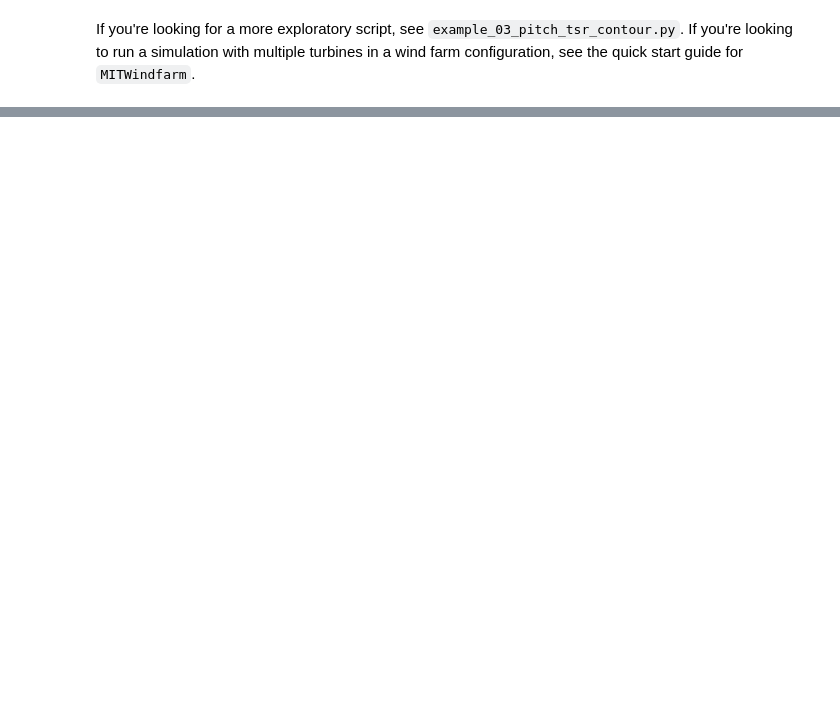
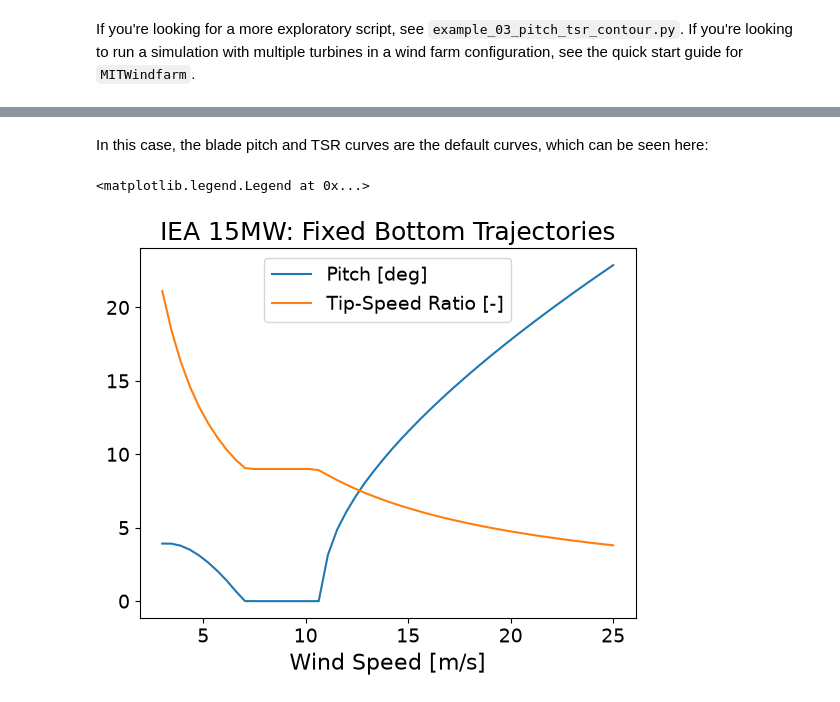
Before and after one commit to Howland-Lab/MITRotor, a Jupyter notebook: examples/MITRotor_quickstart.ipynb, the cells around one changed output, grey strips where cells are left out. Drawn from its saved outputs; the diff is of its cells as text; code cells hidden in the pictures; blank space fills up the shorter version.

```diff
--- a/examples/MITRotor_quickstart.ipynb
+++ b/examples/MITRotor_quickstart.ipynb
@@ -144,0 +157,31 @@ If you're looking for a more exploratory script, see `example_03_pitch_tsr_conto
+# %%
+from floris import FlorisModel, TimeSeries
+from MITRotor.FlorisInterface.FlorisInterface import MITRotorTurbine
+from MITRotor.FlorisInterface.InterfaceUtilities import query_controls
+
+fmodel = FlorisModel("defaults")
+time_series = TimeSeries(
+    wind_directions=np.array([270.0, 270.0, 280.0]),
+    wind_speeds=np.array([8.0, 10.0, 12.0]),
+    turbulence_intensities=np.array([0.06, 0.06, 0.06]),
+)
+yaw_angles = np.array([
+    [0.0, 0.0],   # condition 1
+    [0.0, 0.0],   # condition 2
+    [0.0, 0.0],   # condition 3
+])
+
+fmodel.set(
+    layout_x = [0.0, 500.0],
+    layout_y = [0.0, 0.0],
+    wind_data = time_series,
+    yaw_angles = yaw_angles
+)
+
+mit_rotor_turbine = MITRotorTurbine(bem_model = bem_model)
+fmodel.set_operation_model(mit_rotor_turbine)
+
+fmodel.run()
+print("Powers [W]:\n", fmodel.get_turbine_powers(), "\n")
+print("Thrust coefficients [-]:\n", fmodel.get_turbine_thrust_coefficients(), "\n")
+print("Axial induction factors [-]:\n", fmodel.get_turbine_axial_induction_factors(), "\n")
@@ -144,0 +206,18 @@ If you're looking for a more exploratory script, see `example_03_pitch_tsr_conto
+# %% [markdown]
+In this case, the blade pitch and TSR curves are the default curves, which can be seen here:
+# %%
+wind_speed_vals = np.linspace(3, 25, 50)
+mit_rotor_turbine.pitch_interp
+blade_pitch_vals = query_controls(mit_rotor_turbine.pitch_interp, wind_speed_vals, yaw_rad = 0)
+tsr_vals = query_controls(mit_rotor_turbine.tsr_interp, wind_speed_vals, yaw_rad = 0)
+
+fig, ax = plt.subplots()
+ax.plot(wind_speed_vals, np.rad2deg(blade_pitch_vals), label = "Pitch [deg]")
+ax.plot(wind_speed_vals, tsr_vals, label = "Tip-Speed Ratio [-]")
+ax.set_title("IEA 15MW: Fixed Bottom Trajectories", size = 18)
+ax.set_xlabel("Wind Speed [m/s]", size = 16)
+ax.tick_params(labelsize=14)
+ax.legend(fontsize = 14)
+# %% [output]
+<matplotlib.legend.Legend at 0x...>
+[figure, added]
```
Also changed, not shown: parts of 6 cells of this notebook, 4 other files.
